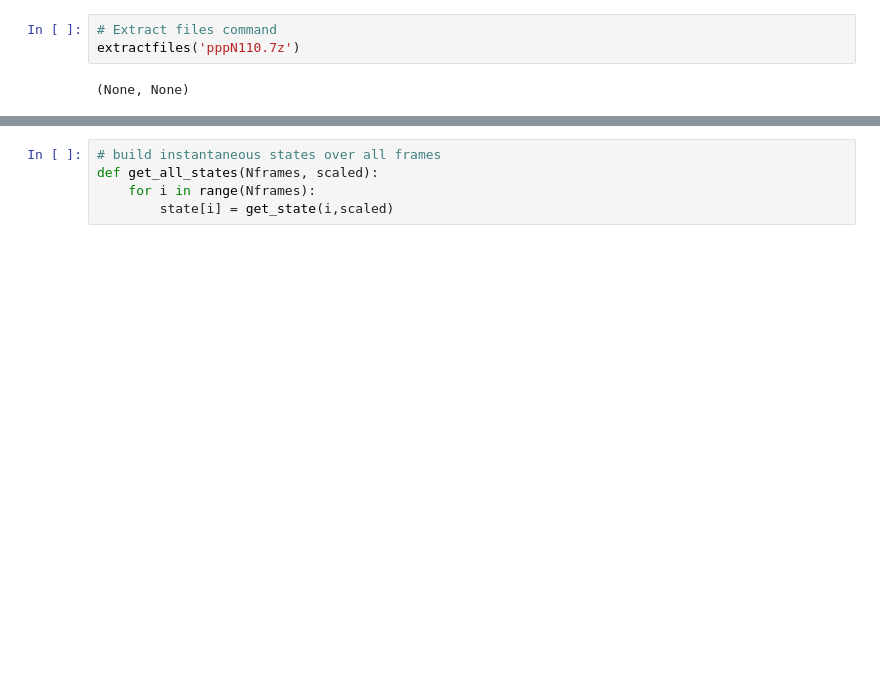
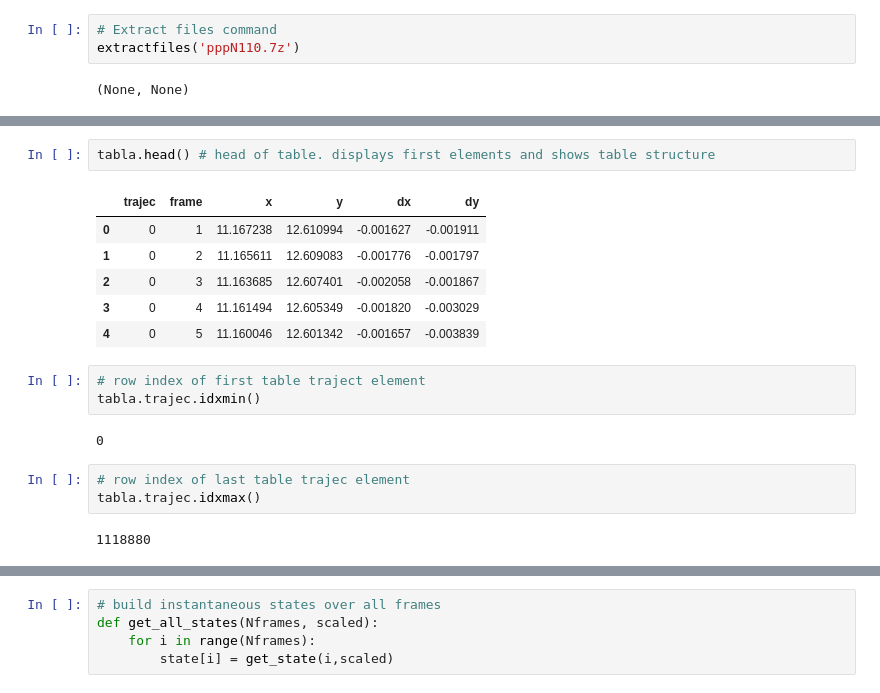
Before and after one commit to fvegar/Tracks, a Jupyter notebook: datos_ppp_v0.ipynb, the cells around one changed output, grey strips where cells are left out. Saved outputs shown, nothing was run; the diff lists cells and outputs as text; blank space fills up the shorter version.

```diff
--- a/datos_ppp_v0.ipynb
+++ b/datos_ppp_v0.ipynb
@@ -74,0 +119,19 @@ Number of trajectories: 518
+# %%
+tabla.head() # head of table. displays first elements and shows table structure
+# %% [output]
+|  | trajec | frame | x | y | dx | dy |
+| 0 | 0 | 1 | 11.167238 | 12.610994 | -0.001627 | -0.001911 |
+| 1 | 0 | 2 | 11.165611 | 12.609083 | -0.001776 | -0.001797 |
+| 2 | 0 | 3 | 11.163685 | 12.607401 | -0.002058 | -0.001867 |
+| 3 | 0 | 4 | 11.161494 | 12.605349 | -0.001820 | -0.003029 |
+| 4 | 0 | 5 | 11.160046 | 12.601342 | -0.001657 | -0.003839 |
+# %%
+# row index of first table traject element
+tabla.trajec.idxmin()
+# %% [output]
+0
+# %%
+# row index of last table trajec element
+tabla.trajec.idxmax()
+# %% [output]
+1118880
```
Also changed, not shown: parts of 24 cells of this notebook.
